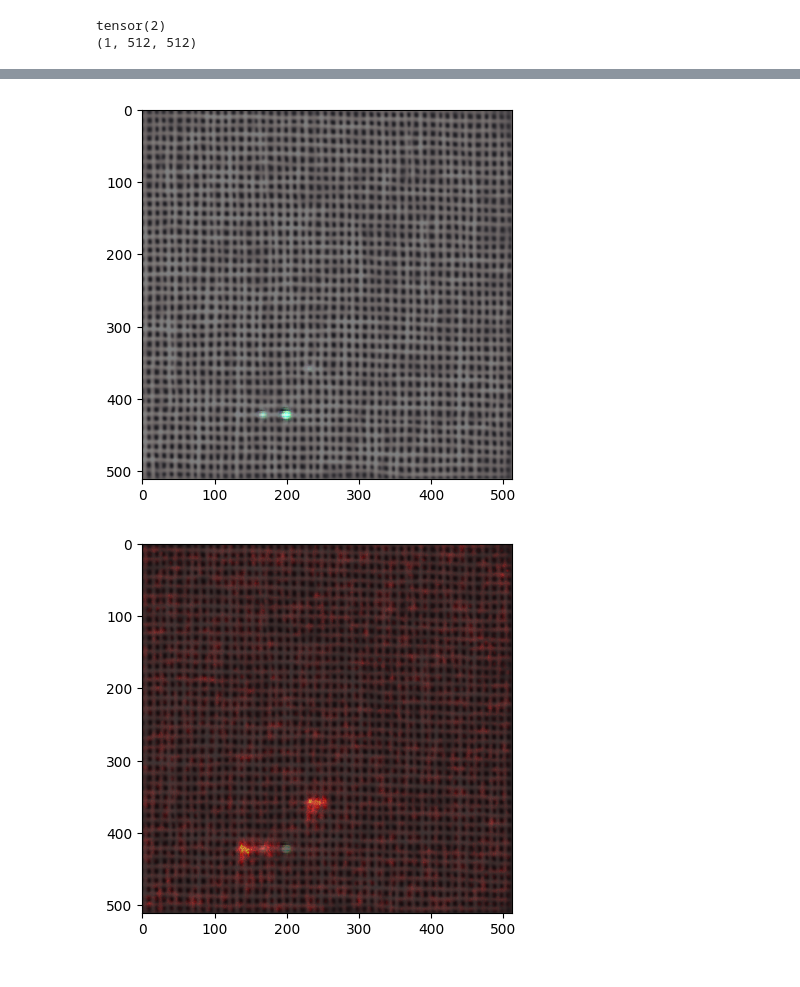
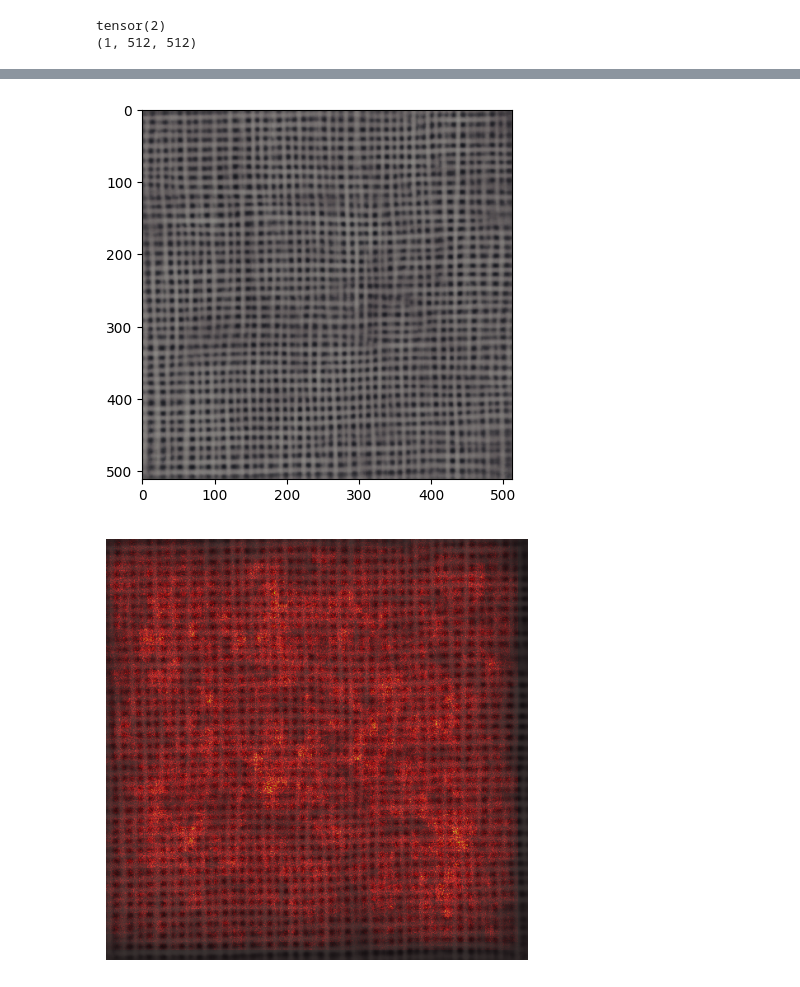
Before and after one commit to Pinkvinus/AML-exam-project, a Jupyter notebook: project/recon_error.ipynb, the cells around one changed output, grey strips where cells are left out. Saved outputs shown, nothing was run; the diff lists cells and outputs as text; code cells hidden in the pictures.

Commit message:
latest models

```diff
--- a/project/recon_error.ipynb
+++ b/project/recon_error.ipynb
@@ -21,7 +21,7 @@ transform_non_normal = transforms.Compose([
     transforms.ToTensor(),
 ])
 test_dataset = ImageFolder(root=test_image_dir, transform=transform_non_normal)
-test_dataloader = DataLoader(test_dataset, batch_size=10, shuffle=True)
+test_dataloader = DataLoader(test_dataset, batch_size=10, shuffle=False)
 # %%
 train_features, train_labels = next(iter(test_dataloader))
 print(f"Feature batch shape: {train_features.size()}")
@@ -264,17 +230,29 @@ def generate_saliency_map(cnn, image, device='cpu'):
         saliency_map = saliency_map - saliency_min  # All values become zero if max == min
 
     return saliency_map.cpu().numpy(), output
-
+model.eval()
+with torch.no_grad():
+    iter_test_loader = iter(test_dataloader)
+    for img_batch, label_batch in iter_test_loader:
+        img_batch = img_batch.to(device)
+        break
 print(label_batch[0])
 grad, out = generate_saliency_map(model.to(device), img_batch, device)
+# out = out[0]
 print(grad.shape)
-# plt.imshow(img_batch[0].permute(1, 2, 0).cpu())
+
 plt.imshow(img_batch[0].cpu().permute(1, 2, 0))
 plt.show()
 plt.imshow(out.cpu().detach()[0].permute(1, 2, 0))
 plt.show()
 plt.imshow(out.cpu().detach()[0].permute(1, 2, 0))
 plt.imshow(grad[0], alpha=0.6, cmap="hot")
+plt.tight_layout()
+plt.gca().spines['top'].set_visible(False)
+plt.gca().spines['right'].set_visible(False)
+plt.gca().spines['left'].set_visible(False)
+plt.gca().spines['bottom'].set_visible(False)
+plt.gca().tick_params(left=False, bottom=False, labelleft=False, labelbottom=False)
 plt.show()
 plt.imshow(grad[0], alpha=0.6, cmap="hot")
 plt.show()
@@ -285,2 +263,2 @@ tensor(2)
-[figure, old version]
+[figure, new version]
-[figure, old version]
+[figure, new version]
```
Also changed, not shown: parts of 7 cells of this notebook, 4 other files.
